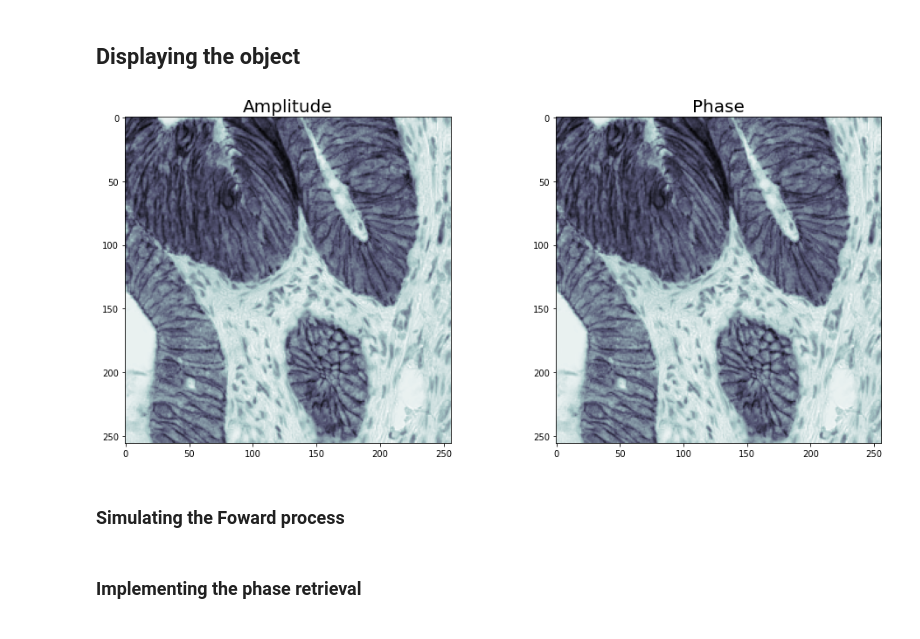
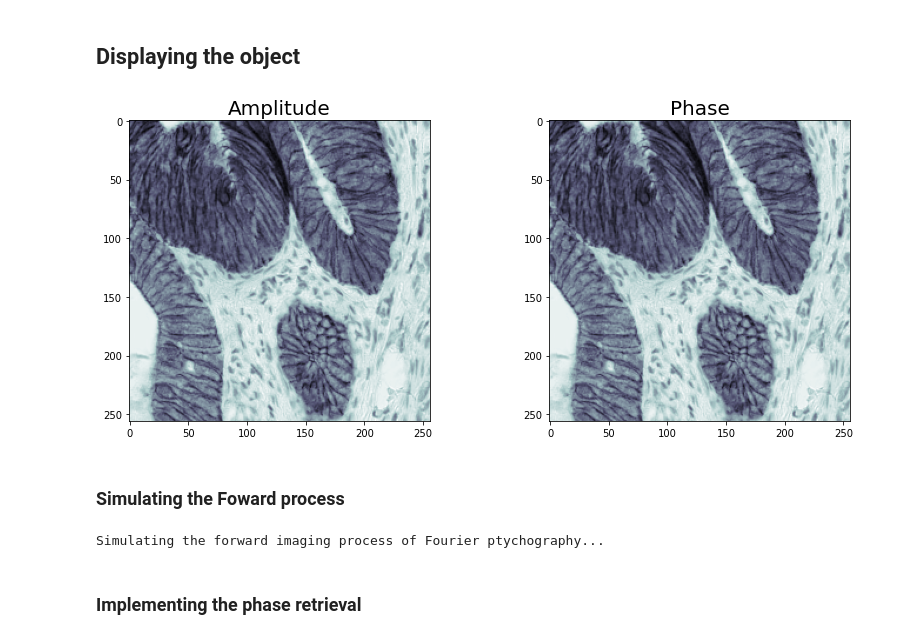
Before and after one commit to jcesardasilva/FPM_tutorial, a Jupyter notebook: FPM_tutorial.ipynb, the cells around one changed output. Drawn from its saved outputs; the diff is of its cells as text; code cells hidden in the pictures.

```diff
--- a/FPM_tutorial.ipynb
+++ b/FPM_tutorial.ipynb
@@ -255,22 +256,25 @@ m,n = obj.shape
 ## Displaying the object
 # %%
 plt.close('all')
-Fig1 = plt.figure(1,figsize=(14,6))
+Fig1 = plt.figure(1,figsize=(12,5))
 ax1 = Fig1.add_subplot(121)
 ax1.imshow(np.abs(obj),cmap='bone')
 ax1.set_title('Amplitude',fontsize=20)
 
 ax2 = Fig1.add_subplot(122)
 ax2.imshow(np.angle(obj),cmap='bone')
 ax2.set_title('Phase', fontsize=20)
 plt.tight_layout()
 plt.show(block=False)
 # %% [output]
-[figure, old version]
+[figure, new version]
 # %% [markdown]
 ### Simulating the Foward process
 # %%
-imSeqLowRes = forward_fpm(obj,arraysize,waveLength,spsize,psize,NA,LEDgap,LEDheight,epsilon,display=False)
+disp_FIG=False
+imSeqLowRes = forward_fpm(obj,arraysize,waveLength,spsize,psize,NA,LEDgap,LEDheight,epsilon,displayfigs=disp_FIG)
+# %% [output]
+Simulating the forward imaging process of Fourier ptychography...
 # %% [markdown]
 ### Implementing the phase retrieval
 # %%
```
Also changed, not shown: parts of 3 cells of this notebook, 10 other files.
